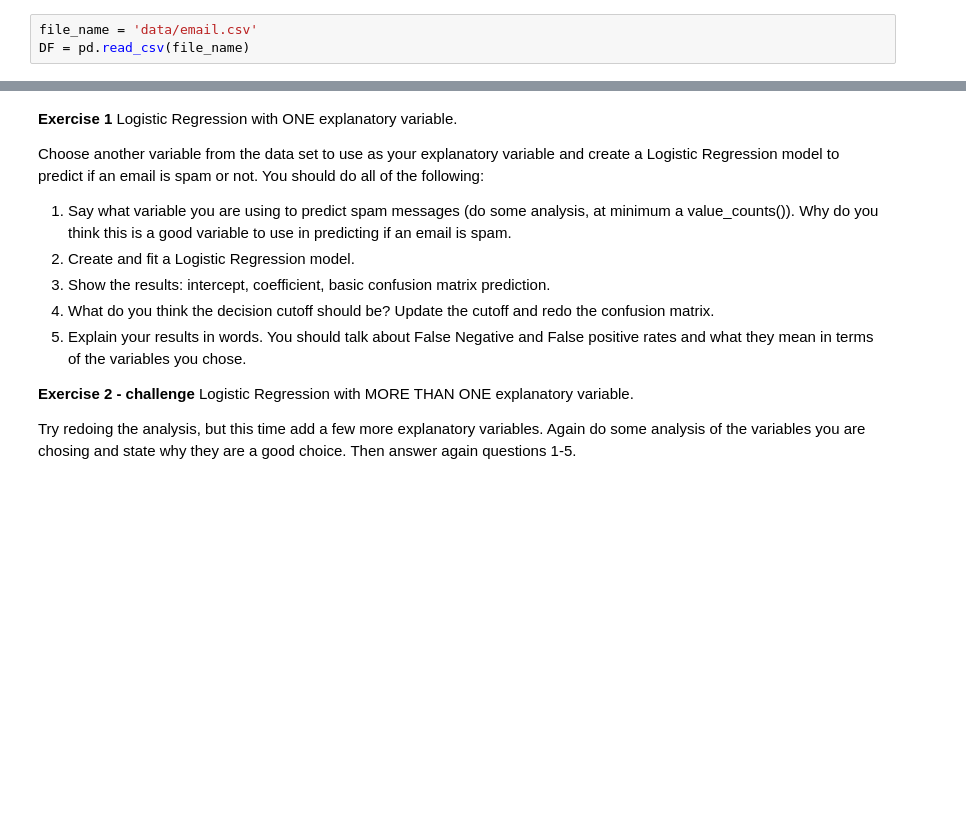
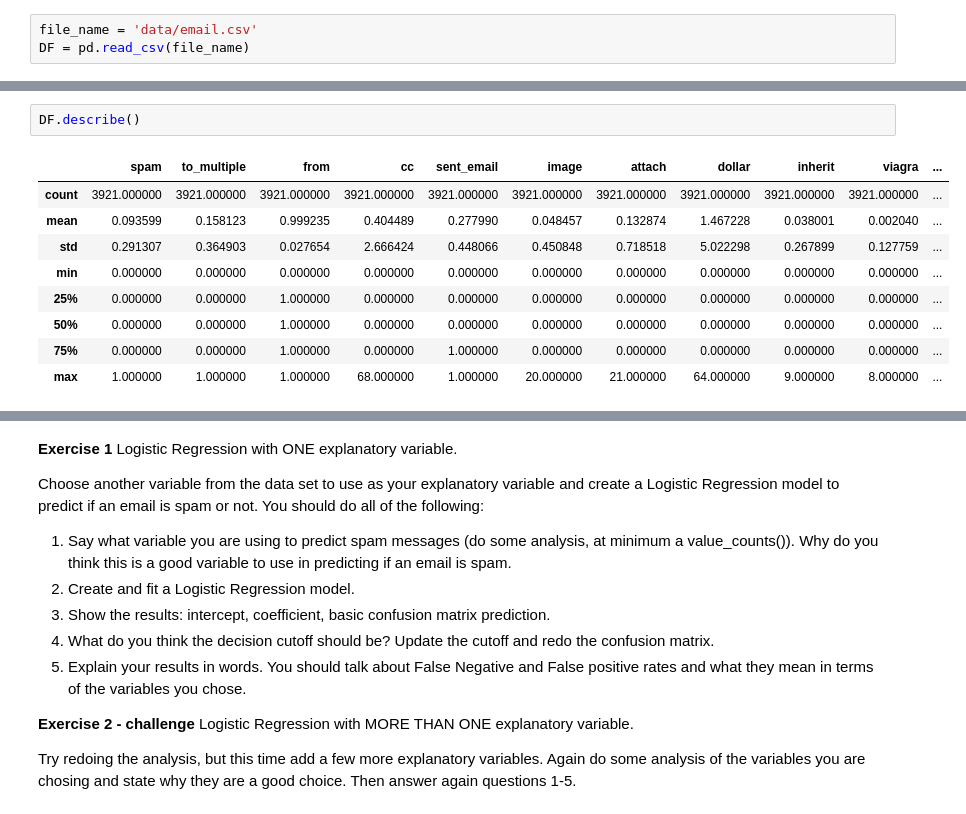
Before and after one commit to joseephwong/Day18, a Jupyter notebook: Day18-HW.ipynb, the cells around one changed output, grey strips where cells are left out. Drawn from its saved outputs; the diff is of its cells as text; blank space fills up the shorter version.

```diff
--- a/Day18-HW.ipynb
+++ b/Day18-HW.ipynb
@@ -92,0 +94,12 @@ DF
+# %%
+DF.describe()
+# %% [output]
+|  | spam | to_multiple | from | cc | sent_email | image | attach | dollar | inherit | viagra | ... |
+| count | 3921.000000 | 3921.000000 | 3921.000000 | 3921.000000 | 3921.000000 | 3921.000000 | 3921.000000 | 3921.000000 | 3921.000000 | 3921.000000 | ... |
+| mean | 0.093599 | 0.158123 | 0.999235 | 0.404489 | 0.277990 | 0.048457 | 0.132874 | 1.467228 | 0.038001 | 0.002040 | ... |
+| std | 0.291307 | 0.364903 | 0.027654 | 2.666424 | 0.448066 | 0.450848 | 0.718518 | 5.022298 | 0.267899 | 0.127759 | ... |
+| min | 0.000000 | 0.000000 | 0.000000 | 0.000000 | 0.000000 | 0.000000 | 0.000000 | 0.000000 | 0.000000 | 0.000000 | ... |
+| 25% | 0.000000 | 0.000000 | 1.000000 | 0.000000 | 0.000000 | 0.000000 | 0.000000 | 0.000000 | 0.000000 | 0.000000 | ... |
+| 50% | 0.000000 | 0.000000 | 1.000000 | 0.000000 | 0.000000 | 0.000000 | 0.000000 | 0.000000 | 0.000000 | 0.000000 | ... |
+| 75% | 0.000000 | 0.000000 | 1.000000 | 0.000000 | 1.000000 | 0.000000 | 0.000000 | 0.000000 | 0.000000 | 0.000000 | ... |
+| max | 1.000000 | 1.000000 | 1.000000 | 68.000000 | 1.000000 | 20.000000 | 21.000000 | 64.000000 | 9.000000 | 8.000000 | ... |
```
Also changed, not shown: parts of 31 cells of this notebook.
